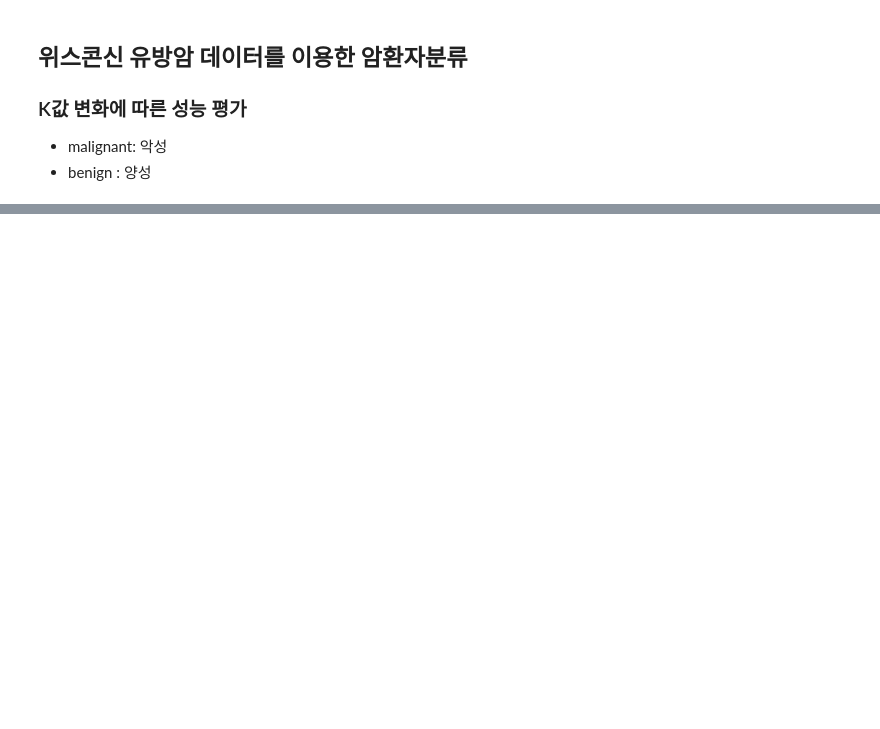
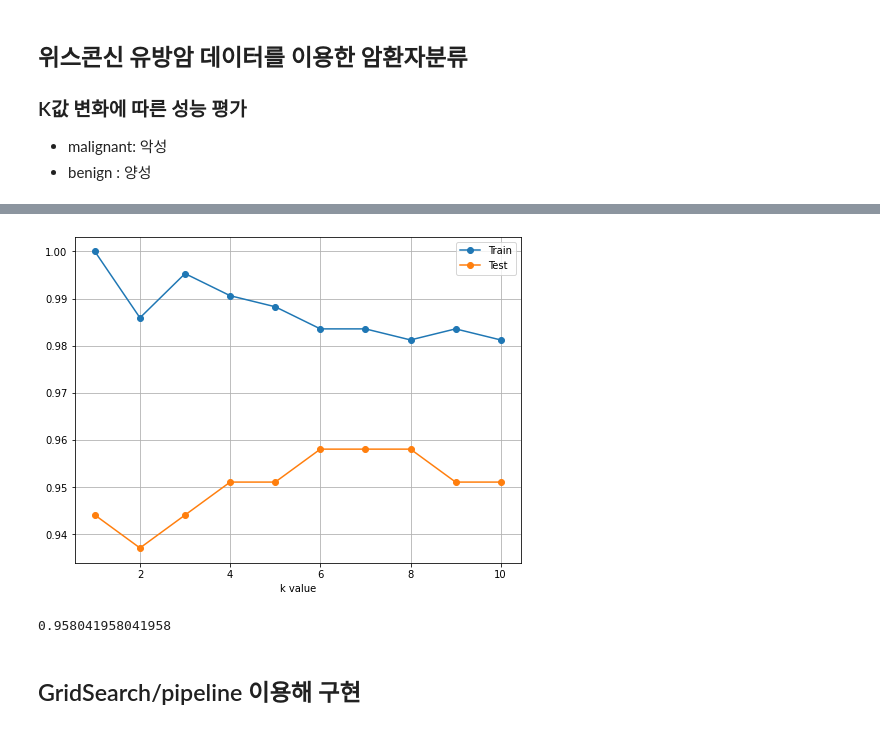
Before and after one commit to purple-cabbage0030/class_review, a Jupyter notebook: 11.MachineLearning/07_지도학습_최근접이웃.ipynb, the cells around one changed output, grey strips where cells are left out. Cells and saved outputs as stored; diff of their text form; code cells hidden in the pictures; blank space fills up the shorter version.

```diff
--- a/11.MachineLearning/07_지도학습_최근접이웃.ipynb
+++ b/11.MachineLearning/07_지도학습_최근접이웃.ipynb
@@ -54,0 +69,27 @@ $$
+# %%
+# KNN - feature scaling 전처리를 해주는 게 좋다
+# 과대적합일 경우 k값을 키우고, 과소적합일 경우 k값을 줄인다.
+from sklearn.preprocessing import MinMaxScaler
+scaler = MinMaxScaler()
+X_train_scaled = scaler.fit_transform(X_train)
+X_test_scaled = scaler.transform(X_test)
+# %%
+# KNN 모델을 이용해 train, 평가
+from sklearn.neighbors import KNeighborsClassifier
+from sklearn.metrics import accuracy_score
+
+k_param = range(1, 11)
+train_acc_list = []
+test_acc_list = []
+
+for k in k_param:
+    # 모델 생성
+    knn = KNeighborsClassifier(n_neighbors=k)
+    # 학습
+    knn.fit(X_train_scaled, y_train)
+    # 평가
+    pred_train = knn.predict(X_train_scaled)
+    pred_test = knn.predict(X_test_scaled)
+
+    train_acc_list.append(accuracy_score(y_train, pred_train))
+    test_acc_list.append(accuracy_score(y_test, pred_test))
@@ -54,0 +114,22 @@ $$
+# %%
+import matplotlib.pyplot as plt
+# k값 변화에 따른 정확도 변화
+plt.figure(figsize=(8,6))
+plt.plot(k_param, train_acc_list, marker='o', label='Train')
+plt.plot(k_param, test_acc_list, marker='o', label='Test')
+
+plt.legend()
+plt.grid(True)
+plt.xlabel('k value')   # 6보다 8이 단순하고 성능 좋은 모델. train과 test사이 차이도 적다.
+plt.show()
+# %% [output]
+[figure, added]
+# %%
+# k를 8로 모델 생성
+best_model = KNeighborsClassifier(n_neighbors=8)
+best_model.fit(X_train_scaled, y_train)
+accuracy_score(y_test, best_model.predict(X_test_scaled))
+# %% [output]
+0.958041958041958
+# %% [markdown]
+## GridSearch/pipeline 이용해 구현
```
Also changed, not shown: parts of 17 cells of this notebook.
